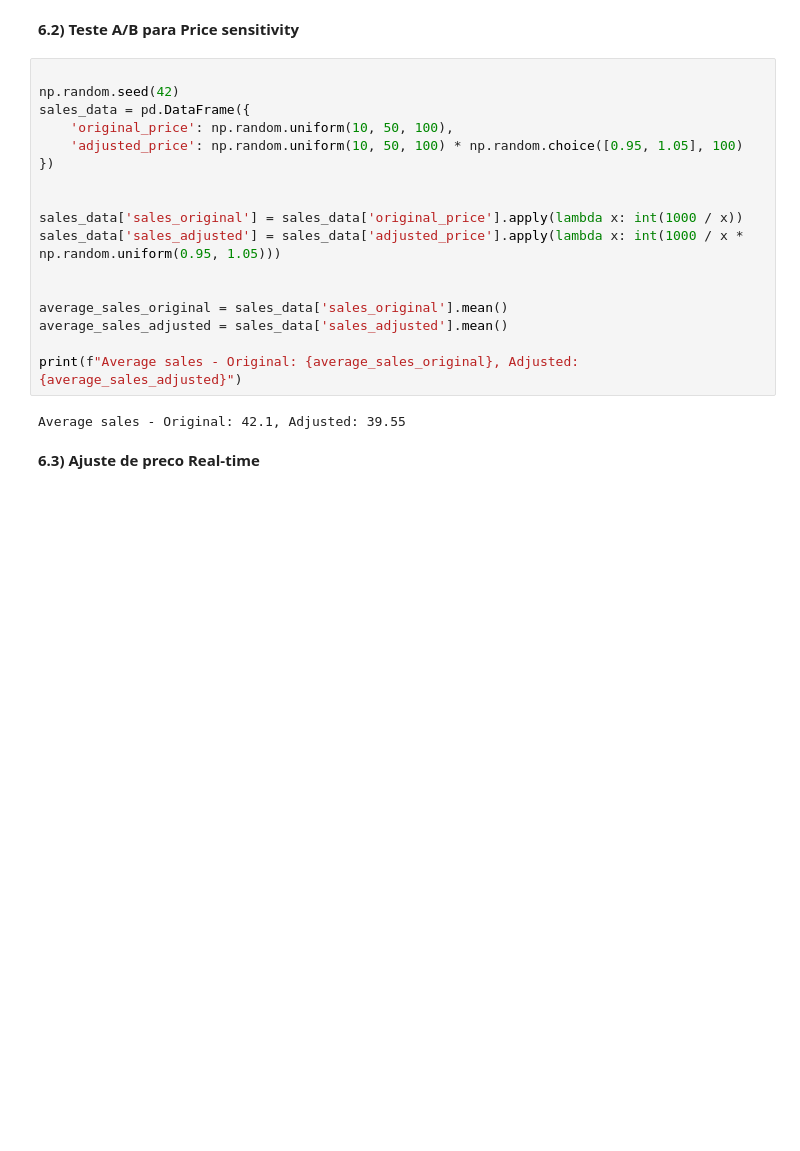
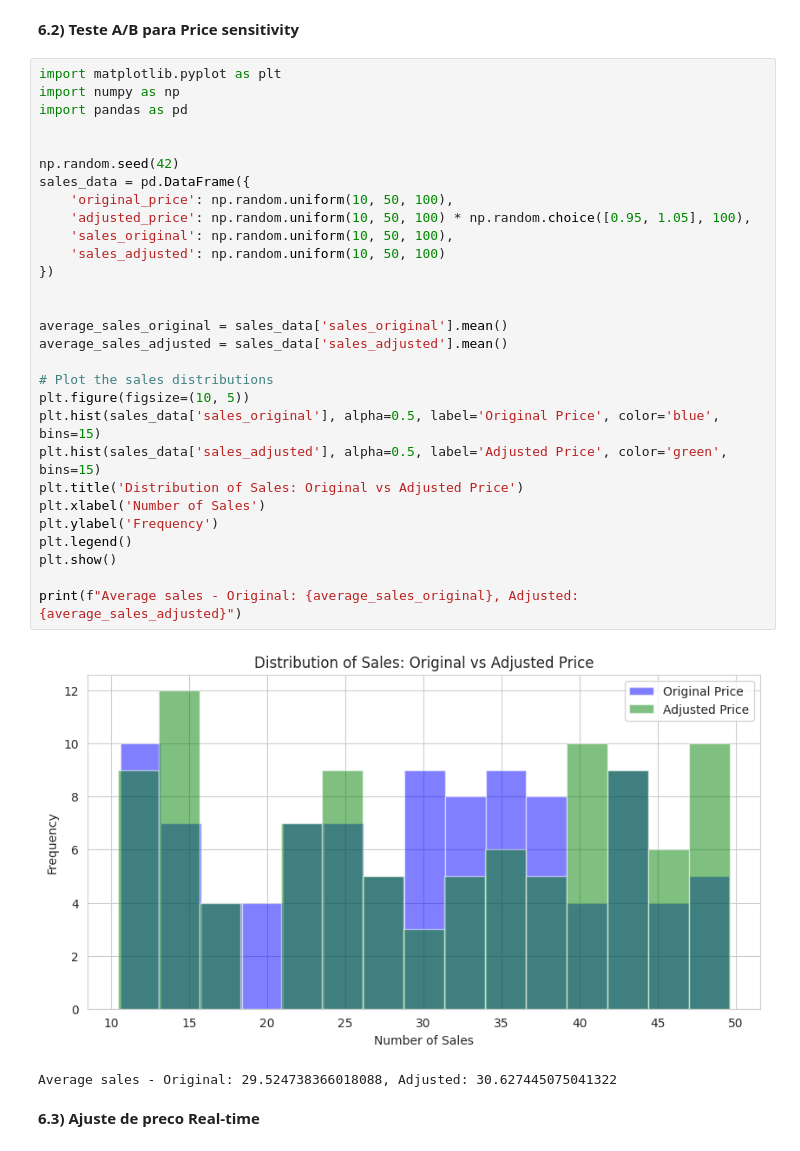
Before and after one commit to Janainareisnascimento/SBF-Group-cases, a Jupyter notebook: SBFGroup_Case_JanainaReis.ipynb, the cells around one changed output. Cells and saved outputs as stored; diff of their text form; blank space fills up the shorter version.

```diff
--- a/SBFGroup_Case_JanainaReis.ipynb
+++ b/SBFGroup_Case_JanainaReis.ipynb
@@ -701,24 +748,37 @@ print(forecasted_demand[['month_year', 'predicted_demand', 'unit_price', 'adjust
 # %% [markdown]
 **6.2) Teste A/B para Price sensitivity**
 # %%
+import matplotlib.pyplot as plt
+import numpy as np
+import pandas as pd
+
 
 np.random.seed(42)
 sales_data = pd.DataFrame({
     'original_price': np.random.uniform(10, 50, 100),
-    'adjusted_price': np.random.uniform(10, 50, 100) * np.random.choice([0.95, 1.05], 100)
+    'adjusted_price': np.random.uniform(10, 50, 100) * np.random.choice([0.95, 1.05], 100),
+    'sales_original': np.random.uniform(10, 50, 100),
+    'sales_adjusted': np.random.uniform(10, 50, 100)
 })
-
-
-sales_data['sales_original'] = sales_data['original_price'].apply(lambda x: int(1000 / x))
-sales_data['sales_adjusted'] = sales_data['adjusted_price'].apply(lambda x: int(1000 / x * np.random.uniform(0.95, 1.05)))
 
 
 average_sales_original = sales_data['sales_original'].mean()
 average_sales_adjusted = sales_data['sales_adjusted'].mean()
 
+# Plot the sales distributions
+plt.figure(figsize=(10, 5))
+plt.hist(sales_data['sales_original'], alpha=0.5, label='Original Price', color='blue', bins=15)
+plt.hist(sales_data['sales_adjusted'], alpha=0.5, label='Adjusted Price', color='green', bins=15)
+plt.title('Distribution of Sales: Original vs Adjusted Price')
+plt.xlabel('Number of Sales')
+plt.ylabel('Frequency')
+plt.legend()
+plt.show()
+
 print(f"Average sales - Original: {average_sales_original}, Adjusted: {average_sales_adjusted}")
 # %% [output]
+[figure, added]
-Average sales - Original: 42.1, Adjusted: 39.55
+Average sales - Original: 29.524738366018088, Adjusted: 30.627445075041322
 # %% [markdown]
 **6.3) Ajuste de preco Real-time**
 # %%
```
Also changed, not shown: parts of 7 cells of this notebook.
